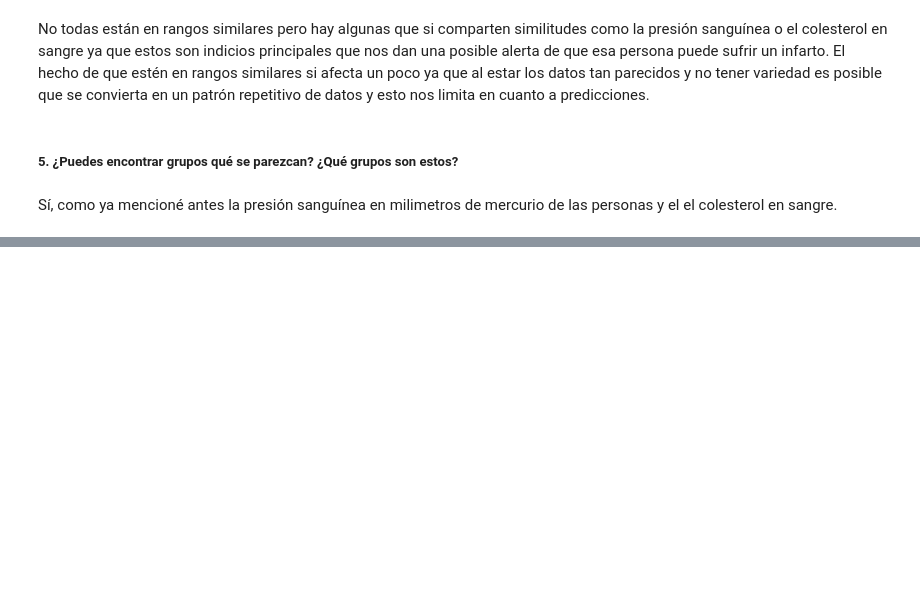
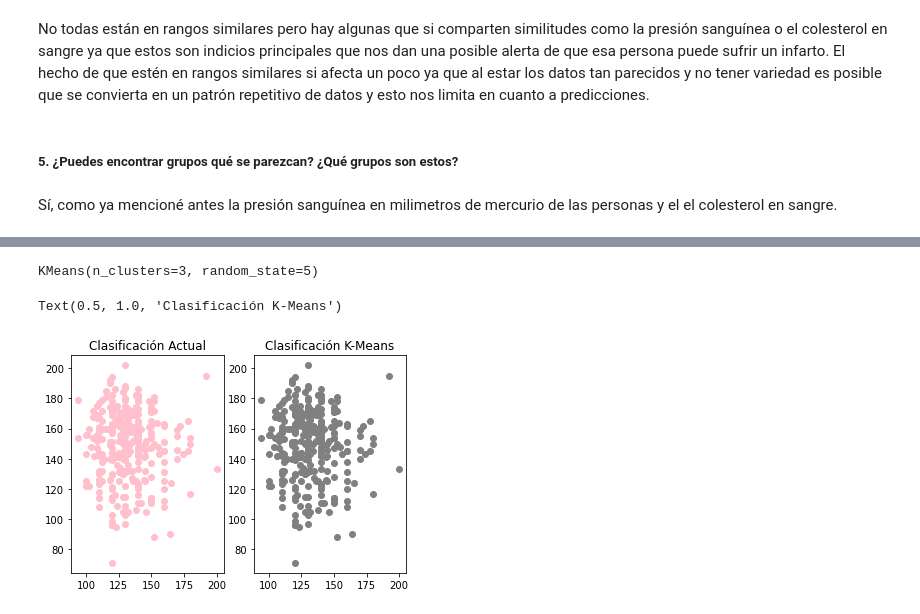
Before and after one commit to Fdiaz17/TC1002600, a Jupyter notebook: EntregableFinal.ipynb, the cells around one changed output, grey strips where cells are left out. Saved outputs shown, nothing was run; the diff lists cells and outputs as text; code cells hidden in the pictures; blank space fills up the shorter version.

```diff
--- a/EntregableFinal.ipynb
+++ b/EntregableFinal.ipynb
@@ -188,0 +258,22 @@ Sí, como ya mencioné antes la presión sanguínea en milimetros de mercurio de
+# %%
+clustering = KMeans(n_clusters=3, random_state = 5)
+clustering.fit(X)
+# %% [output]
+KMeans(n_clusters=3, random_state=5)
+# %%
+data_df = pd.DataFrame(df)
+data_df.columns=['age', 'sex', 'cp', 'trestbps','chol','fbs','resteccg','thalach','exang','oldpeak','slope','ca','thal','target']
+y = [' ']
+# %%
+import matplotlib.pyplot as plt
+color_theme = np.array(['darkgray', 'lightsalmon','powderblue'])
+plt.subplot(1,2,1)
+plt.scatter(x=data_df.trestbps, y=data_df.thalach, c="pink")
+plt.title("Clasificación Actual")
+
+plt.subplot(1,2,2)
+plt.scatter(x=data_df.trestbps, y=data_df.thalach, c="gray")
+plt.title("Clasificación K-Means")
+# %% [output]
+Text(0.5, 1.0, 'Clasificación K-Means')
+[figure, added]
```
Also changed, not shown: parts of 19 cells of this notebook, 1 other file.
